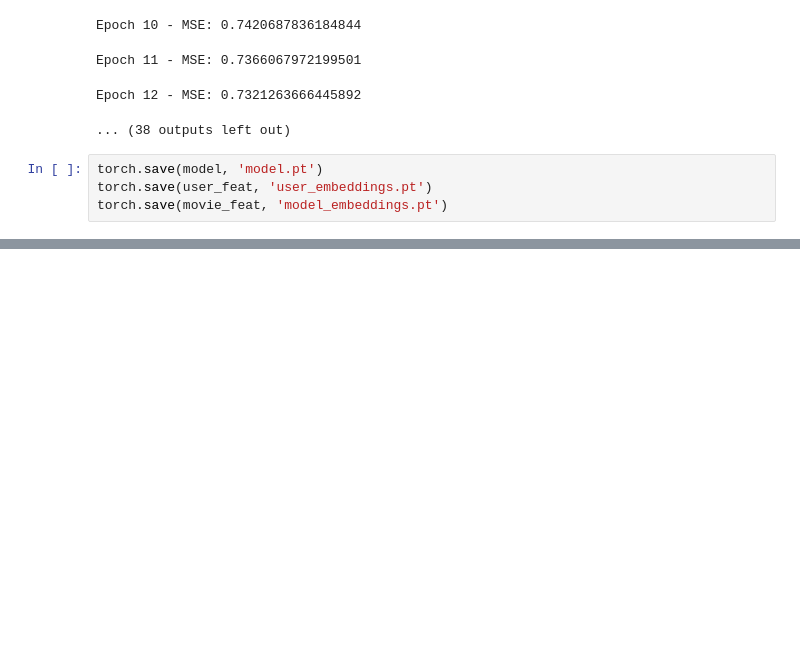
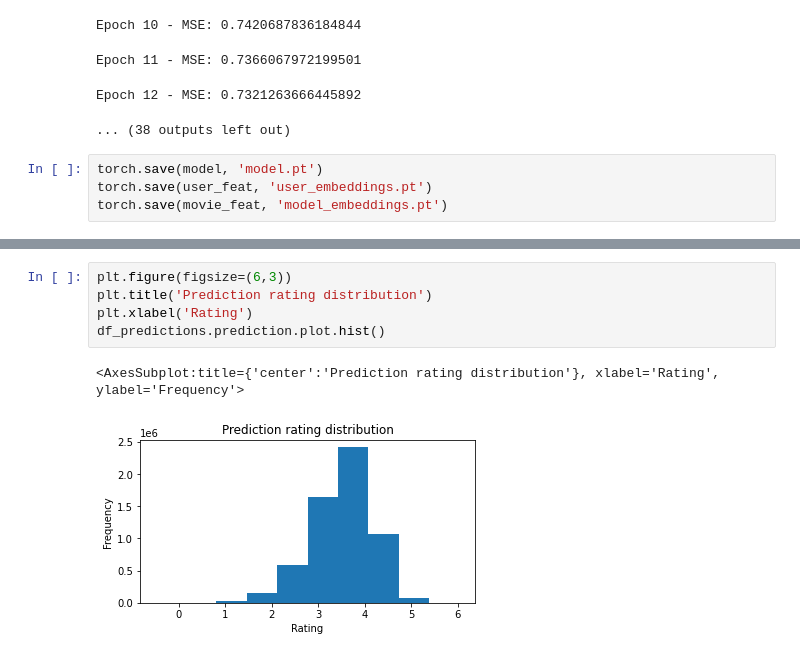
Before and after one commit to leonardtd/PyTorch-NN, a Jupyter notebook: Graph NNs/Predict Movie Ratings/Movie Recommender - NN.ipynb, the cells around one changed output, grey strips where cells are left out. Cells and saved outputs as stored; diff of their text form; blank space fills up the shorter version.

```diff
--- a/Graph NNs/Predict Movie Ratings/Movie Recommender - NN.ipynb
+++ b/Graph NNs/Predict Movie Ratings/Movie Recommender - NN.ipynb
@@ -160,0 +214,8 @@ torch.save(movie_feat, 'model_embeddings.pt')
+# %%
+plt.figure(figsize=(6,3))
+plt.title('Prediction rating distribution')
+plt.xlabel('Rating')
+df_predictions.prediction.plot.hist()
+# %% [output]
+<AxesSubplot:title={'center':'Prediction rating distribution'}, xlabel='Rating', ylabel='Frequency'>
+[figure, added]
```
Also changed, not shown: parts of 14 cells of this notebook.
